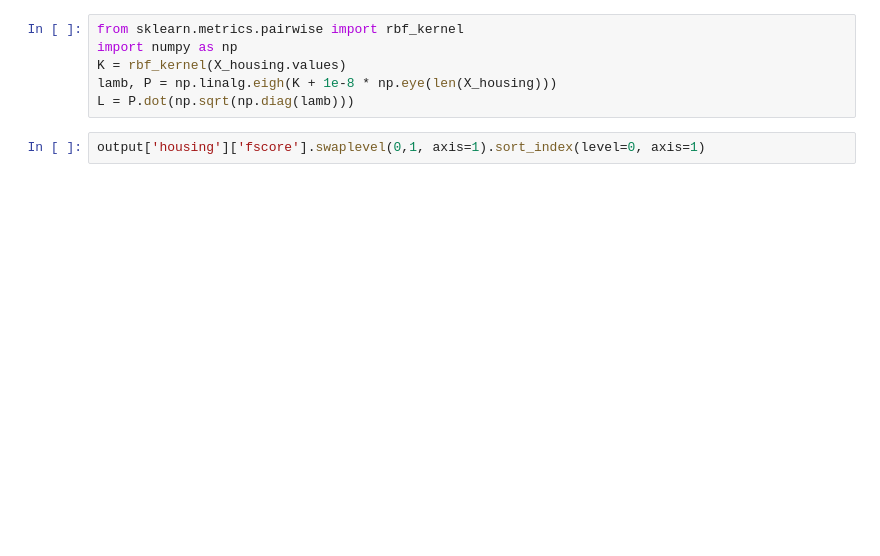
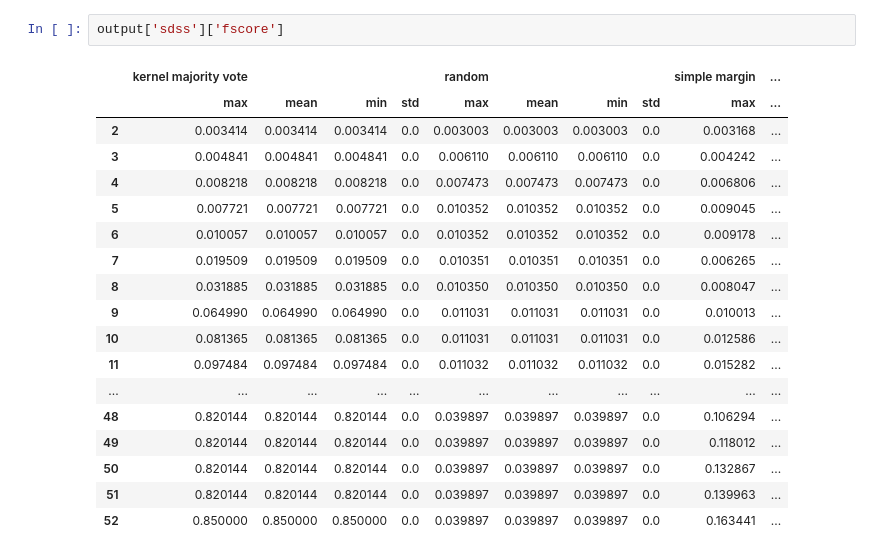
Before and after one commit to AIDEmeProject/PythonMiddleware, a Jupyter notebook: notebooks/svm test.ipynb, the cells around one changed output. Drawn from its saved outputs; the diff is of its cells as text; blank space fills up the shorter version.

```diff
--- a/notebooks/svm test.ipynb
+++ b/notebooks/svm test.ipynb
@@ -73,8 +63,21 @@ TypeError: zip argument #2 must support iteration
-# %%
-from sklearn.metrics.pairwise import rbf_kernel
-import numpy as np
-K = rbf_kernel(X_housing.values)
-lamb, P = np.linalg.eigh(K + 1e-8 * np.eye(len(X_housing)))
-L = P.dot(np.sqrt(np.diag(lamb)))
-# %%
-output['housing']['fscore'].swaplevel(0,1, axis=1).sort_index(level=0, axis=1)
+# %%
+output['sdss']['fscore']
+# %% [output]
+|  | kernel majority vote |  |  |  | random |  |  |  | simple margin | ... |
+|  | max | mean | min | std | max | mean | min | std | max | ... |
+| 2 | 0.003414 | 0.003414 | 0.003414 | 0.0 | 0.003003 | 0.003003 | 0.003003 | 0.0 | 0.003168 | ... |
+| 3 | 0.004841 | 0.004841 | 0.004841 | 0.0 | 0.006110 | 0.006110 | 0.006110 | 0.0 | 0.004242 | ... |
+| 4 | 0.008218 | 0.008218 | 0.008218 | 0.0 | 0.007473 | 0.007473 | 0.007473 | 0.0 | 0.006806 | ... |
+| 5 | 0.007721 | 0.007721 | 0.007721 | 0.0 | 0.010352 | 0.010352 | 0.010352 | 0.0 | 0.009045 | ... |
+| 6 | 0.010057 | 0.010057 | 0.010057 | 0.0 | 0.010352 | 0.010352 | 0.010352 | 0.0 | 0.009178 | ... |
+| 7 | 0.019509 | 0.019509 | 0.019509 | 0.0 | 0.010351 | 0.010351 | 0.010351 | 0.0 | 0.006265 | ... |
+| 8 | 0.031885 | 0.031885 | 0.031885 | 0.0 | 0.010350 | 0.010350 | 0.010350 | 0.0 | 0.008047 | ... |
+| 9 | 0.064990 | 0.064990 | 0.064990 | 0.0 | 0.011031 | 0.011031 | 0.011031 | 0.0 | 0.010013 | ... |
+| 10 | 0.081365 | 0.081365 | 0.081365 | 0.0 | 0.011031 | 0.011031 | 0.011031 | 0.0 | 0.012586 | ... |
+| 11 | 0.097484 | 0.097484 | 0.097484 | 0.0 | 0.011032 | 0.011032 | 0.011032 | 0.0 | 0.015282 | ... |
+| ... | ... | ... | ... | ... | ... | ... | ... | ... | ... | ... |
+| 48 | 0.820144 | 0.820144 | 0.820144 | 0.0 | 0.039897 | 0.039897 | 0.039897 | 0.0 | 0.106294 | ... |
+| 49 | 0.820144 | 0.820144 | 0.820144 | 0.0 | 0.039897 | 0.039897 | 0.039897 | 0.0 | 0.118012 | ... |
+| 50 | 0.820144 | 0.820144 | 0.820144 | 0.0 | 0.039897 | 0.039897 | 0.039897 | 0.0 | 0.132867 | ... |
+| 51 | 0.820144 | 0.820144 | 0.820144 | 0.0 | 0.039897 | 0.039897 | 0.039897 | 0.0 | 0.139963 | ... |
+| 52 | 0.850000 | 0.850000 | 0.850000 | 0.0 | 0.039897 | 0.039897 | 0.039897 | 0.0 | 0.163441 | ... |
```
Also changed, not shown: parts of 6 cells of this notebook, 15 other files.
